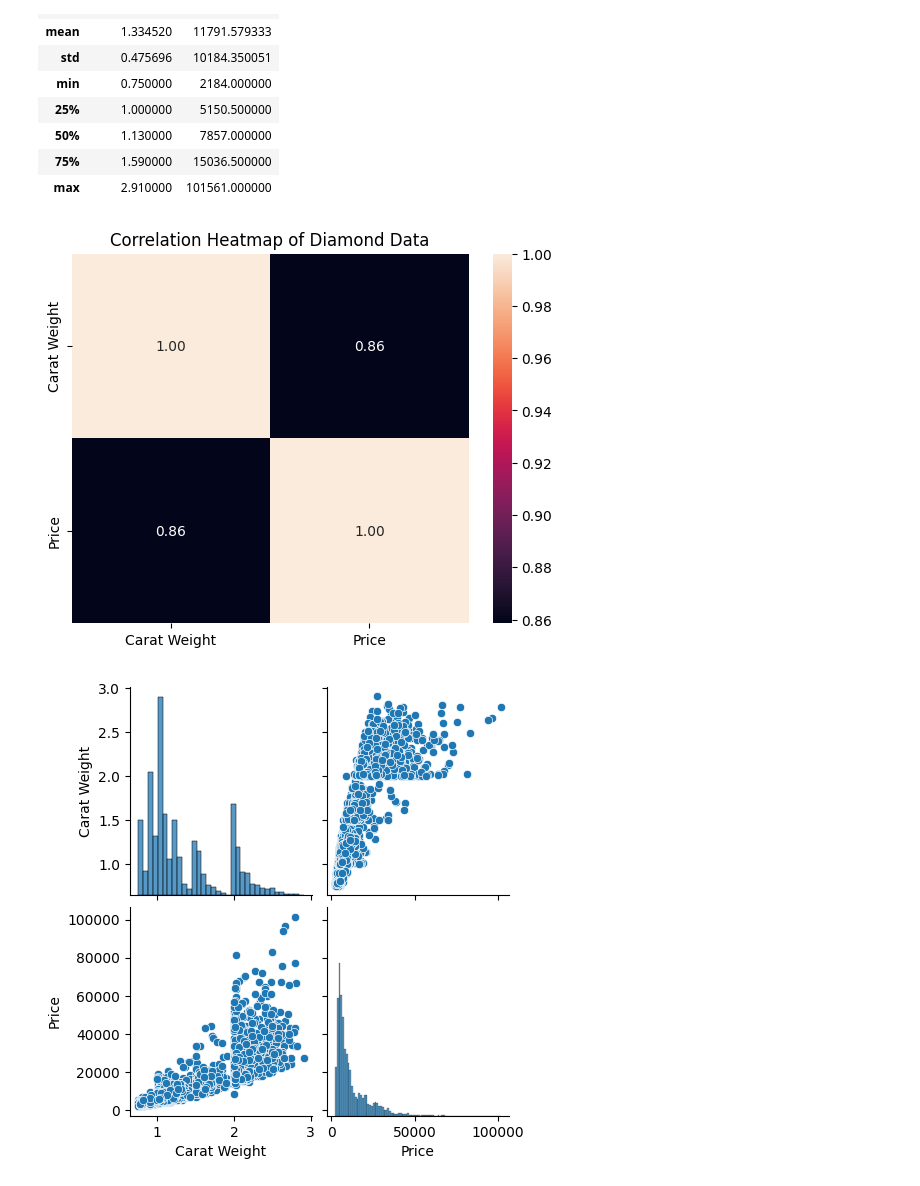
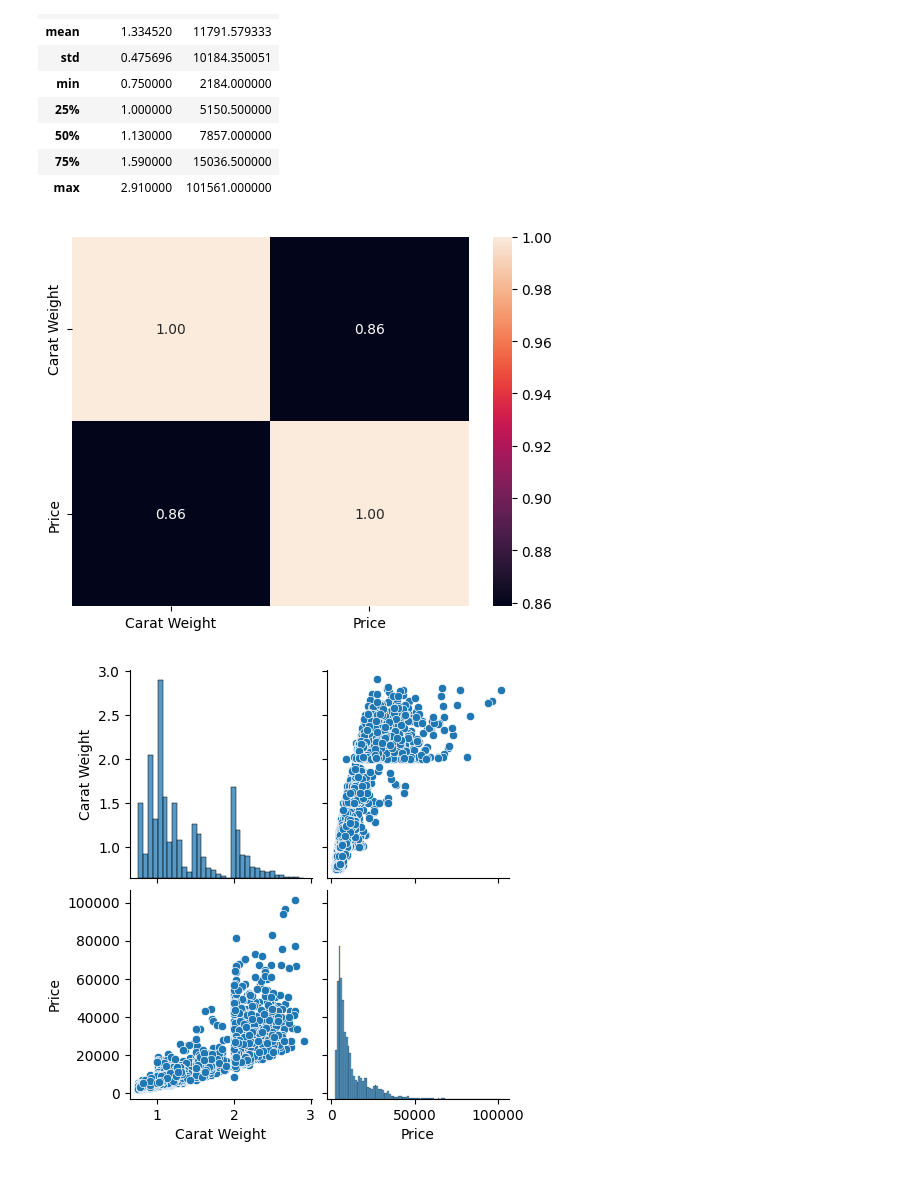
Before and after one commit to Yagut21/Data-Science, a Jupyter notebook: Homework3.ipynb, the cells around one changed output. Drawn from its saved outputs; the diff is of its cells as text; code cells hidden in the pictures.

```diff
--- a/Homework3.ipynb
+++ b/Homework3.ipynb
@@ -82,13 +82,12 @@ diamond.describe()
 # %%
 #Q6-Use seasoborns heat map to generate following heatmap
 # annot = True to print the correlation inside the square
 numerical_features=diamond.select_dtypes(include=np.number).columns
 correlation_matrix=diamond[numerical_features].corr()
 sns.heatmap(correlation_matrix,annot = True, fmt='.2f')
-plt.title("Correlation Heatmap of Diamond Data")
 plt.show()
 # %% [output]
-[figure, old version]
+[figure, new version]
 # %%
 #Q7-Use seasoborns paiplot to generate following  diagram
 sns.pairplot(diamond)
```
